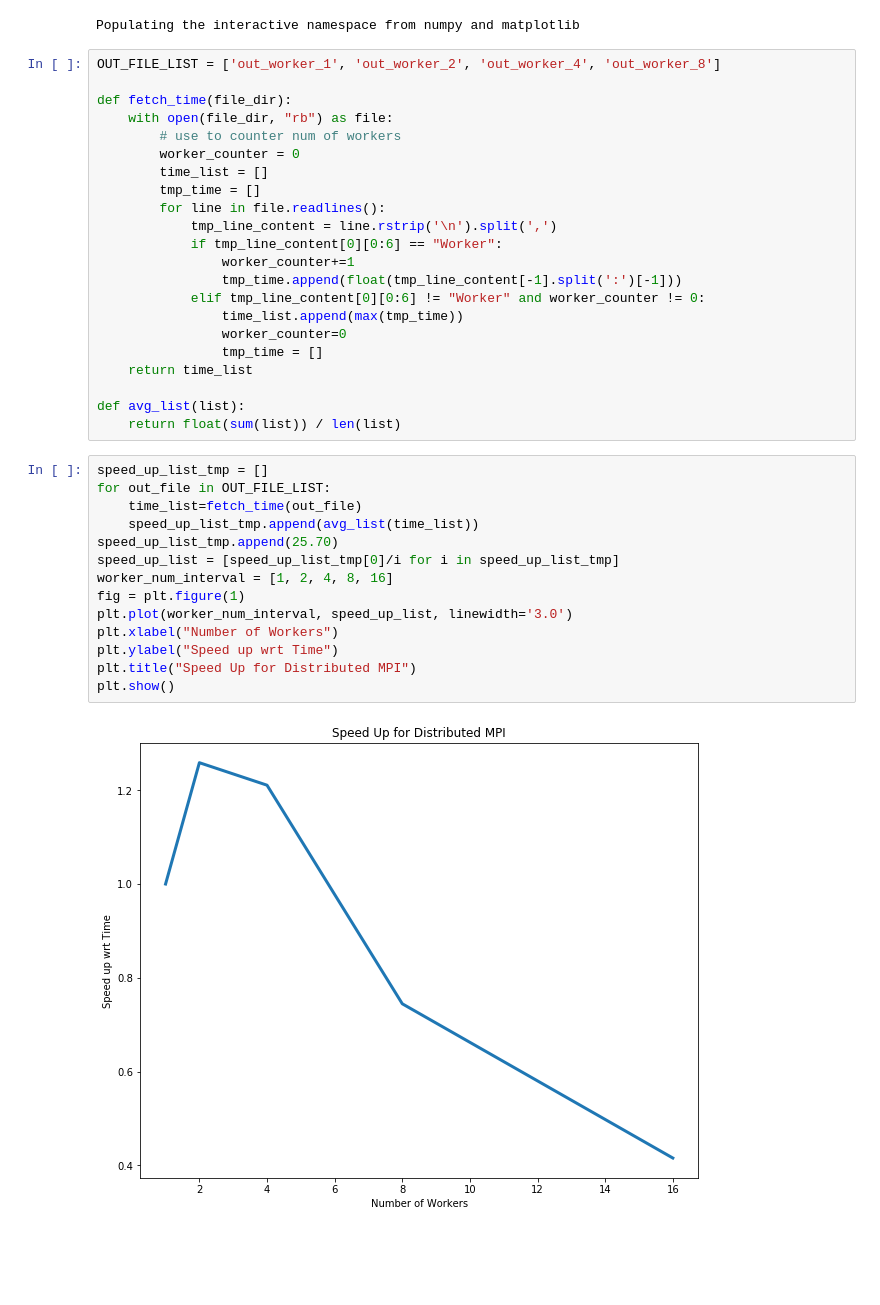
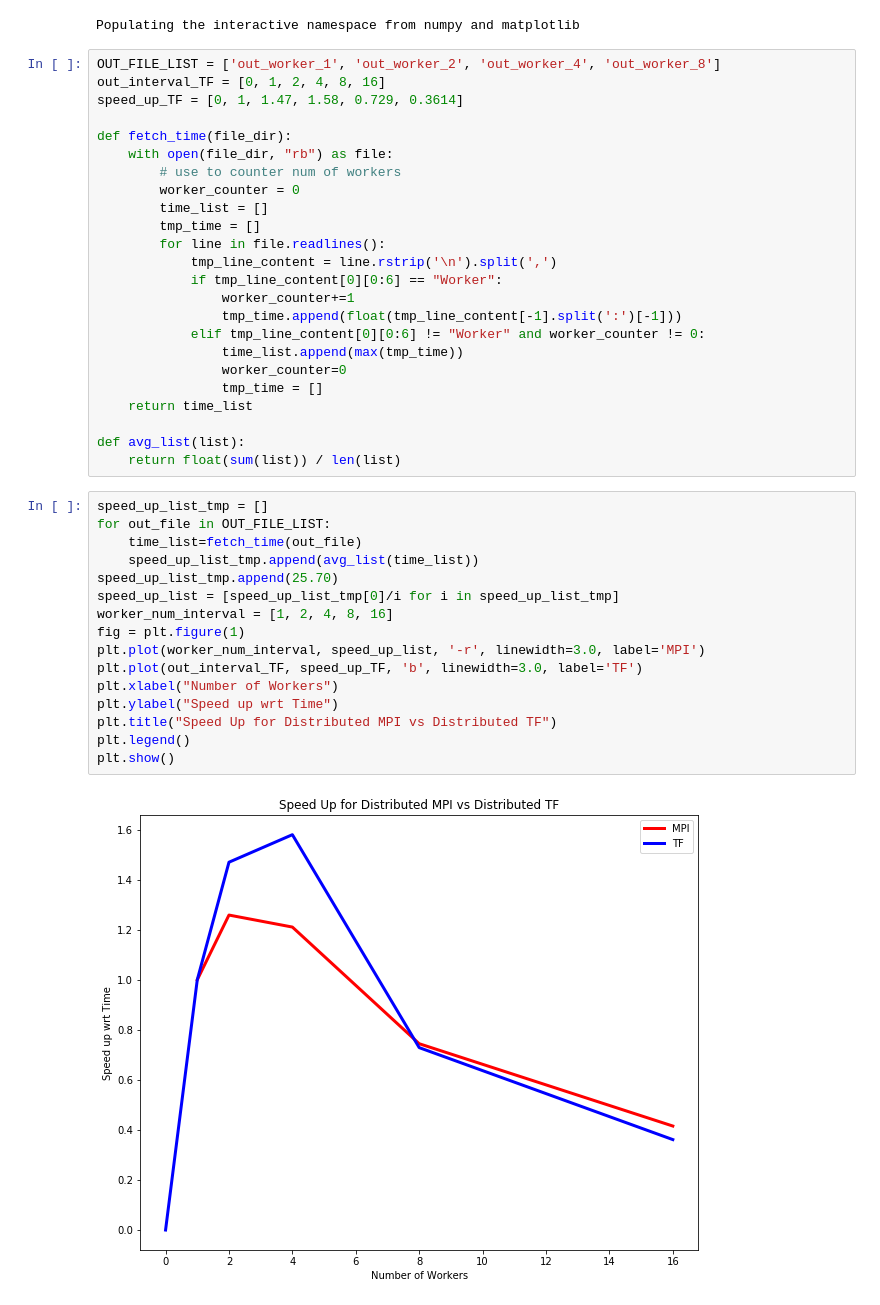
Before and after one commit to hwang595/TF-Pytorch-comparison, a Jupyter notebook: analysis/Distributed MPI speedup.ipynb, the cells around one changed output. Saved outputs shown, nothing was run; the diff lists cells and outputs as text; blank space fills up the shorter version.

Commit message:
add TF speed up

```diff
--- a/analysis/Distributed MPI speedup.ipynb
+++ b/analysis/Distributed MPI speedup.ipynb
@@ -7,6 +7,8 @@ pylab.rcParams['figure.figsize'] = (10, 8)
 Populating the interactive namespace from numpy and matplotlib
 # %%
 OUT_FILE_LIST = ['out_worker_1', 'out_worker_2', 'out_worker_4', 'out_worker_8']
+out_interval_TF = [0, 1, 2, 4, 8, 16]
+speed_up_TF = [0, 1, 1.47, 1.58, 0.729, 0.3614]
 
 def fetch_time(file_dir):
 	with open(file_dir, "rb") as file:
@@ -30,16 +32,18 @@ def avg_list(list):
 # %%
 speed_up_list_tmp = []
 for out_file in OUT_FILE_LIST:
 	time_list=fetch_time(out_file)
 	speed_up_list_tmp.append(avg_list(time_list))
 speed_up_list_tmp.append(25.70)
 speed_up_list = [speed_up_list_tmp[0]/i for i in speed_up_list_tmp]
 worker_num_interval = [1, 2, 4, 8, 16]
 fig = plt.figure(1)
-plt.plot(worker_num_interval, speed_up_list, linewidth='3.0')
+plt.plot(worker_num_interval, speed_up_list, '-r', linewidth=3.0, label='MPI')
+plt.plot(out_interval_TF, speed_up_TF, 'b', linewidth=3.0, label='TF')
 plt.xlabel("Number of Workers")
 plt.ylabel("Speed up wrt Time")
-plt.title("Speed Up for Distributed MPI")
+plt.title("Speed Up for Distributed MPI vs Distributed TF")
+plt.legend()
 plt.show()
 # %% [output]
-[figure, old version]
+[figure, new version]
```
